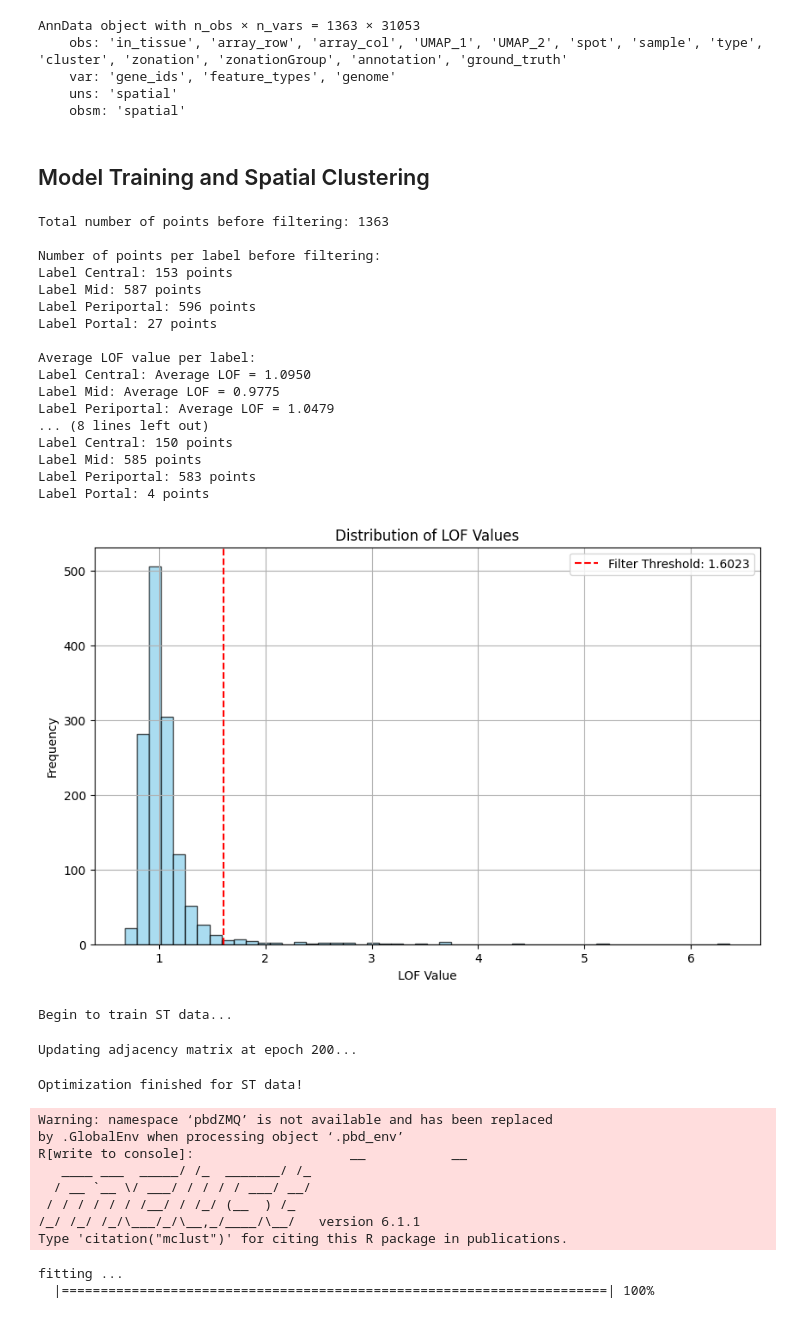
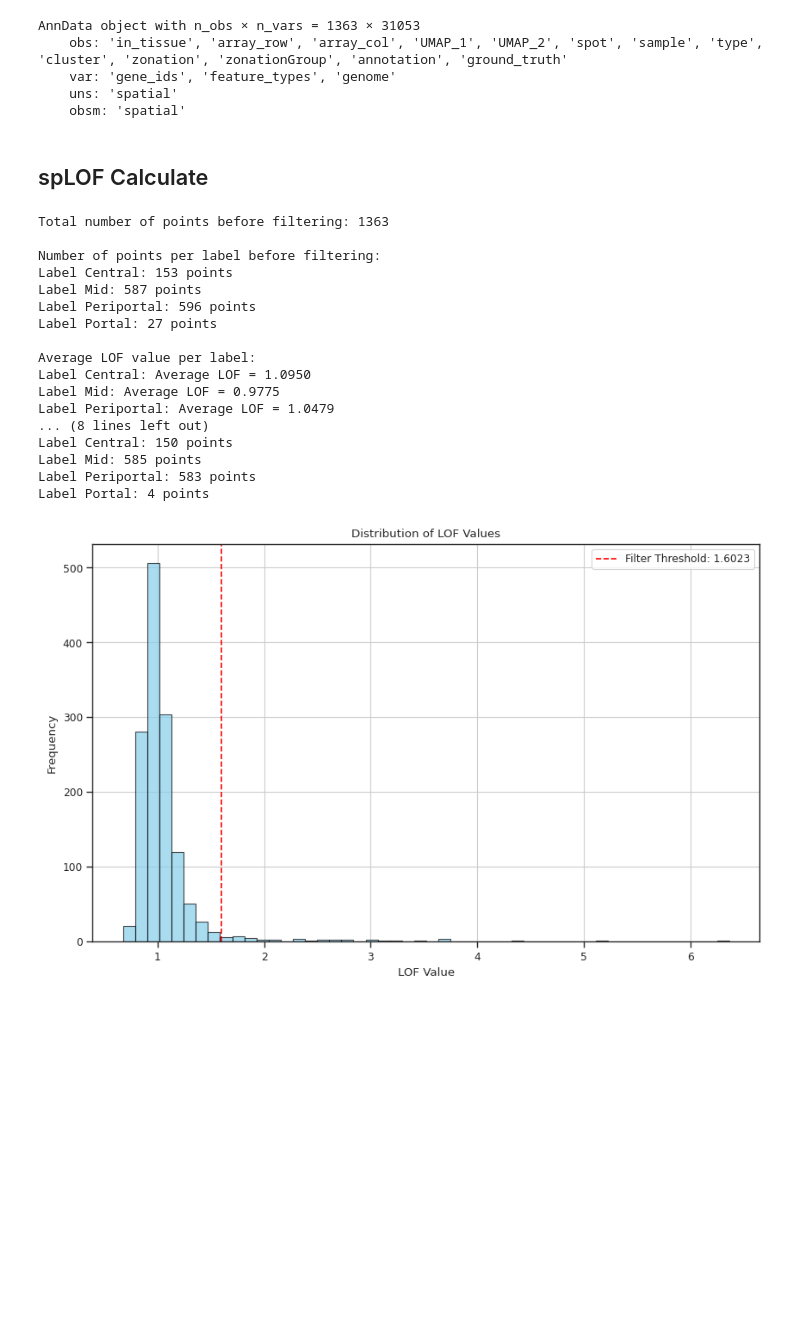
Before and after one commit to CSUBioGroup/GLAND, a Jupyter notebook: docs/tutorial_2/GLAND-Tutorial2.ipynb, the cells around one changed output. Cells and saved outputs as stored; diff of their text form; code cells hidden in the pictures; blank space fills up the shorter version.

```diff
--- a/docs/tutorial_2/GLAND-Tutorial2.ipynb
+++ b/docs/tutorial_2/GLAND-Tutorial2.ipynb
@@ -45,51 +45,32 @@ AnnData object with n_obs × n_vars = 1363 × 31053
     uns: 'spatial'
     obsm: 'spatial'
 # %% [markdown]
-## Model Training and Spatial Clustering
+## spLOF Calculate
 # %%
-# Initialize the GLAND model
+# Run spLOF  Module
+# Initialize and execute the GLAND model
 model = GLAND.GLAND(
     adata,
-    device=device,
-    epochs=600,
     dataset=dataset,
-    n_clusters=n_clusters, lofk=13,dim_output=80,spLOF_threshold=3
+    n_clusters=n_clusters, lofk=13, spLOF_threshold=3
 )
-# Train the model
-adata = model.train()
-# Clustering settings
-radius = 50     # Radius for spatial refinement
-# Refinement is recommended for the DLPFC dataset to reduce noise
-clustering(adata, n_clusters, radius=radius, method='mclust', refinement=False)
+adata=model.adata
 # %% [output]
 Total number of points before filtering: 1363
 
 Number of points per label before filtering:
 Label Central: 153 points
 Label Mid: 587 points
 Label Periportal: 596 points
 Label Portal: 27 points
 
 Average LOF value per label:
 Label Central: Average LOF = 1.0950
 Label Mid: Average LOF = 0.9775
 Label Periportal: Average LOF = 1.0479
 ... (8 lines left out)
 Label Central: 150 points
 Label Mid: 585 points
 Label Periportal: 583 points
 Label Portal: 4 points
-[figure, old version]
+[figure, new version]
-Begin to train ST data...
-Updating adjacency matrix at epoch 200...
-Optimization finished for ST data!
-Warning: namespace ‘pbdZMQ’ is not available and has been replaced
-by .GlobalEnv when processing object ‘.pbd_env’
-R[write to console]:                    __           __
-   ____ ___  _____/ /_  _______/ /_
-  / __ `__ \/ ___/ / / / / ___/ __/
- / / / / / / /__/ / /_/ (__  ) /_
-/_/ /_/ /_/\___/_/\__,_/____/\__/   version 6.1.1
-Type 'citation("mclust")' for citing this R package in publications.
-fitting ...
-  |======================================================================| 100%
```
Also changed, not shown: parts of 10 cells of this notebook.
